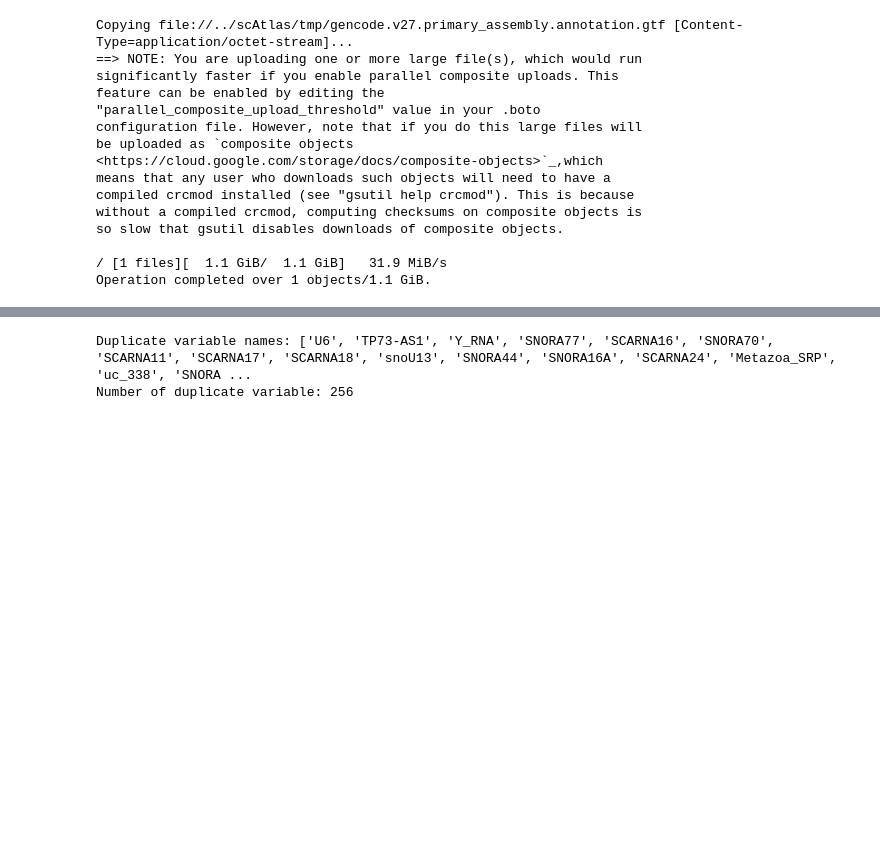
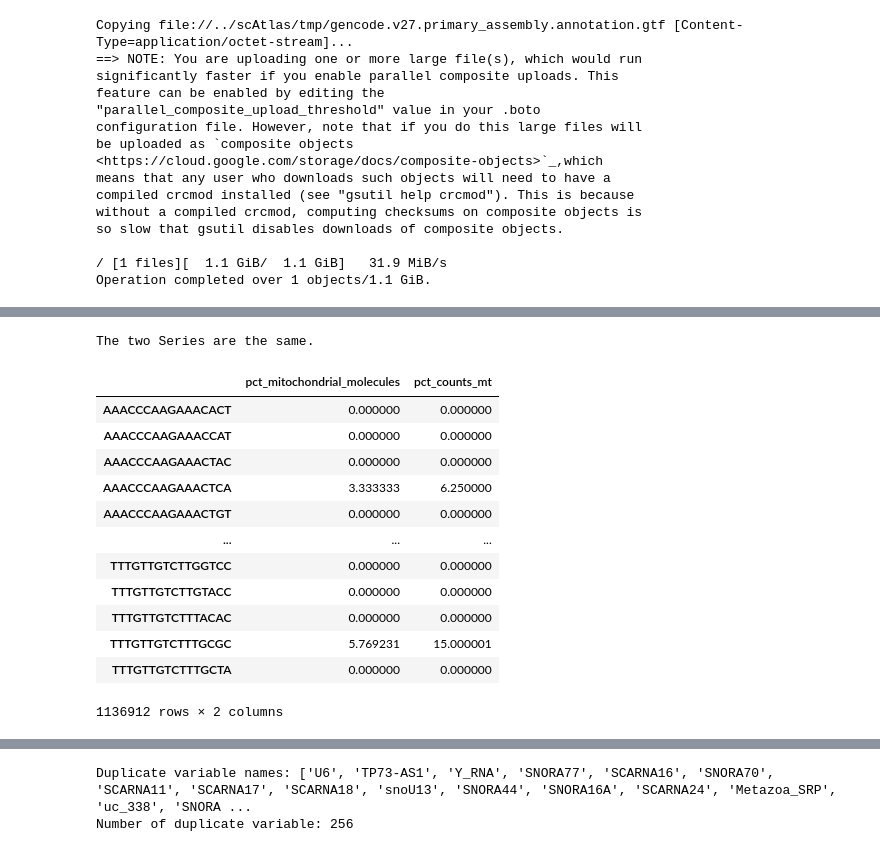
Before and after one commit to WhiteLabGenomics/terraPipelines, a Jupyter notebook: notebook/optimus_wlgVSbroad.ipynb, the cells around one changed output, grey strips where cells are left out. Cells and saved outputs as stored; diff of their text form; code cells hidden in the pictures; blank space fills up the shorter version.

```diff
--- a/notebook/optimus_wlgVSbroad.ipynb
+++ b/notebook/optimus_wlgVSbroad.ipynb
@@ -116,4 +238,3 @@ hca_adata.var_names_make_unique()
 # %%
 wlg_h5ad_url = "gs://fc-447aee29-8362-4c0b-b8d0-b3b10eb9e2a6/submissions/07e6d89b-3db8-436e-bc50-fef6b40cdd04/Optimus/934d7faa-21e2-452d-a624-ea8896142b81/call-OptimusH5adGeneration/10k_pbmc_v3.h5ad"
-with fsspec.open(wlg_h5ad_url) as f:
-    wlg_adata = anndata.read_h5ad(f)
+wlg_adata = read_file_from_url(wlg_h5ad_url)
@@ -126,0 +290,11 @@ AnnData object with n_obs × n_vars = 1136912 × 58347
+# %%
+# mitochondrial genes: MT- for human data, mt- for mouse data
+wlg_adata.var["mt"] = wlg_adata.var_names.str.startswith("MT-")
+
+count_true = (adata.var_names.str.startswith("mt-")).sum()
+print("mouse mt number", count_true)
+
+sc.pp.calculate_qc_metrics(
+    wlg_adata, qc_vars=["mt"], inplace=True, percent_top=[20], log1p=True
+)
+wlg_adata
@@ -126,0 +304,23 @@ AnnData object with n_obs × n_vars = 1136912 × 58347
+# %%
+if pct_mt_optimus.equals(pct_mt_theis):
+    print("The two Series are the same.")
+else:
+    print("The two Series are different.")
+# %% [output]
+The two Series are the same.
+# %%
+wlg_adata.obs[["pct_mitochondrial_molecules", "pct_counts_mt"]]
+# %% [output]
+|  | pct_mitochondrial_molecules | pct_counts_mt |
+| AAACCCAAGAAACACT | 0.000000 | 0.000000 |
+| AAACCCAAGAAACCAT | 0.000000 | 0.000000 |
+| AAACCCAAGAAACTAC | 0.000000 | 0.000000 |
+| AAACCCAAGAAACTCA | 3.333333 | 6.250000 |
+| AAACCCAAGAAACTGT | 0.000000 | 0.000000 |
+| ... | ... | ... |
+| TTTGTTGTCTTGGTCC | 0.000000 | 0.000000 |
+| TTTGTTGTCTTGTACC | 0.000000 | 0.000000 |
+| TTTGTTGTCTTTACAC | 0.000000 | 0.000000 |
+| TTTGTTGTCTTTGCGC | 5.769231 | 15.000001 |
+| TTTGTTGTCTTTGCTA | 0.000000 | 0.000000 |
+1136912 rows × 2 columns
```
Also changed, not shown: parts of 50 cells of this notebook.
